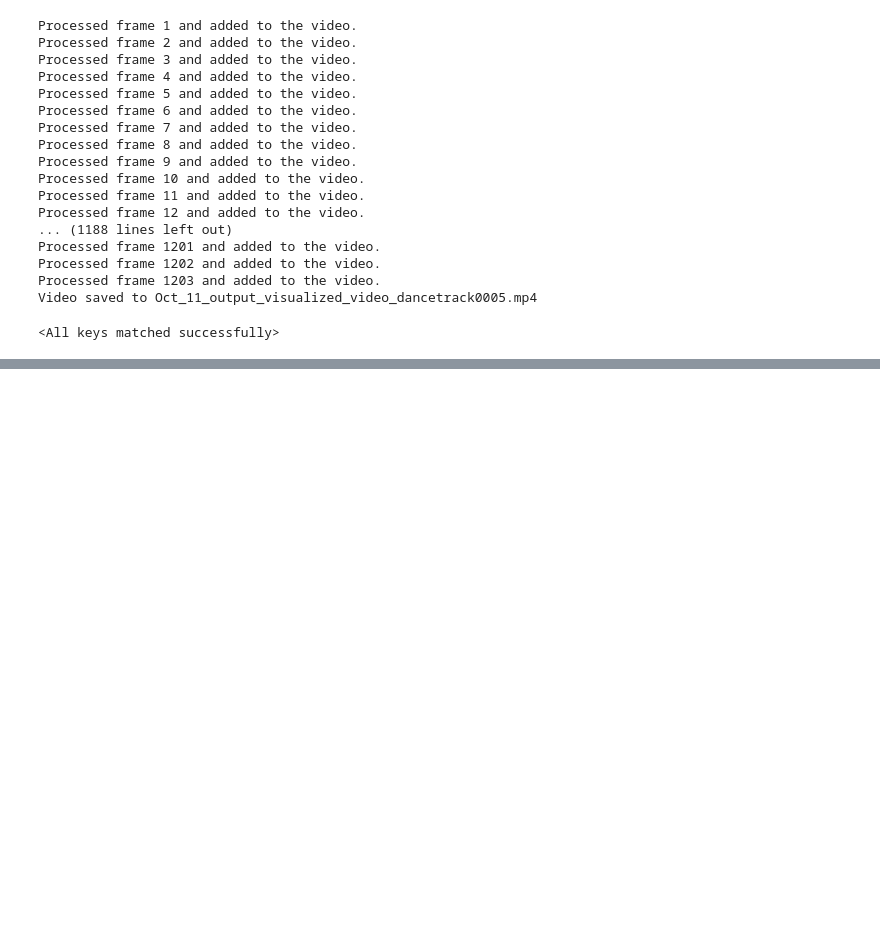
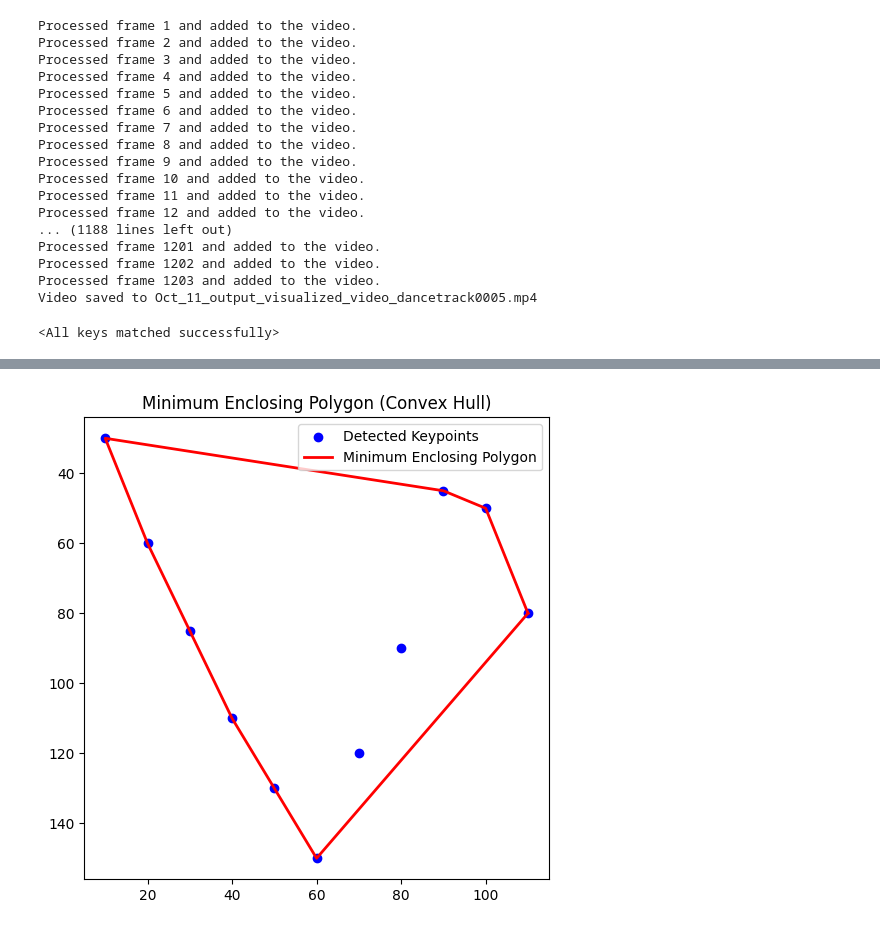
Before and after one commit to dkhanna511/Thesis-Multi-Object-Tracking-using-Mamba, a Jupyter notebook: MOT_mamba_viz.ipynb, the cells around one changed output, grey strips where cells are left out. Saved outputs shown, nothing was run; the diff lists cells and outputs as text; code cells hidden in the pictures; blank space fills up the shorter version.

```diff
--- a/MOT_mamba_viz.ipynb
+++ b/MOT_mamba_viz.ipynb
@@ -1123,0 +2051,45 @@ Video saved to Oct_11_output_visualized_video_dancetrack0004.mp4
+# %%
+import numpy as np
+from scipy.spatial import ConvexHull
+import matplotlib.pyplot as plt
+
+def fit_polygon_and_visualize(keypoints):
+    # Filter out [0, 0] keypoints (undetected points)
+    detected_points = keypoints[np.any(keypoints != [0, 0], axis=1)]
+
+    if len(detected_points) < 3:
+        print("Not enough points to form a polygon.")
+        return None
+
+    # Compute the convex hull (polygon)
+    hull = ConvexHull(detected_points)
+    polygon_points = detected_points[hull.vertices]
+
+    # Plot keypoints
+    plt.figure(figsize=(6, 6))
+    plt.scatter(detected_points[:, 0], detected_points[:, 1], color='blue', label='Detected Keypoints')
+
+    # Plot the polygon (convex hull)
+    plt.plot(
+        np.append(polygon_points[:, 0], polygon_points[0, 0]),  # Close the polygon
+        np.append(polygon_points[:, 1], polygon_points[0, 1]),
+        'r-', linewidth=2, label='Minimum Enclosing Polygon'
+    )
+
+    # Optional: Flip y-axis to match image coordinates
+    plt.gca().invert_yaxis()
+    plt.legend()
+    plt.title("Minimum Enclosing Polygon (Convex Hull)")
+    plt.show()
+
+# Example usage:
+keypoints = np.array([
+    [100, 50], [0, 0], [110, 80], [90, 45], [0, 0],
+    [80, 90], [70, 120], [0, 0], [60, 150], [50, 130],
+    [0, 0], [40, 110], [30, 85], [20, 60], [0, 0],
+    [10, 30], [0, 0]
+])
+
+fit_polygon_and_visualize(keypoints)
+# %% [output]
+[figure, added]
```
Also changed, not shown: parts of 36 cells of this notebook.
